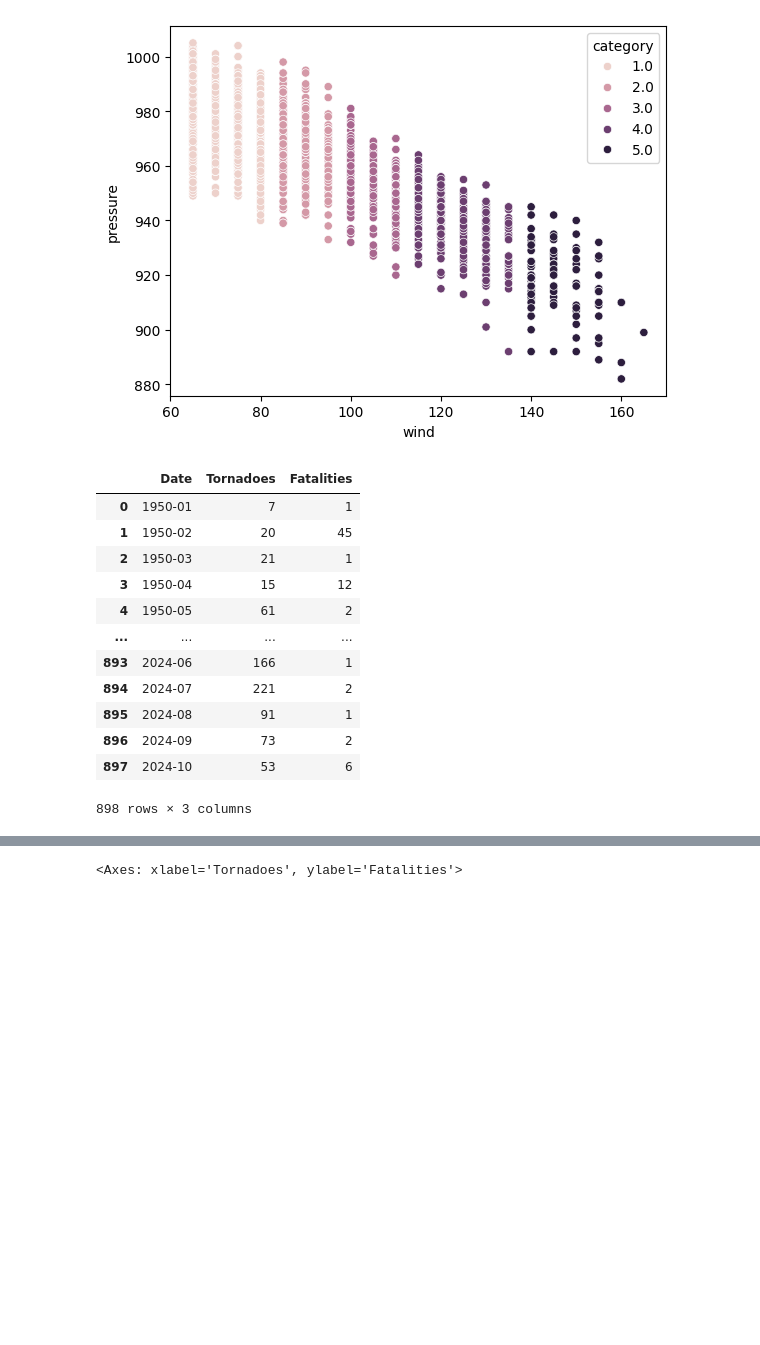
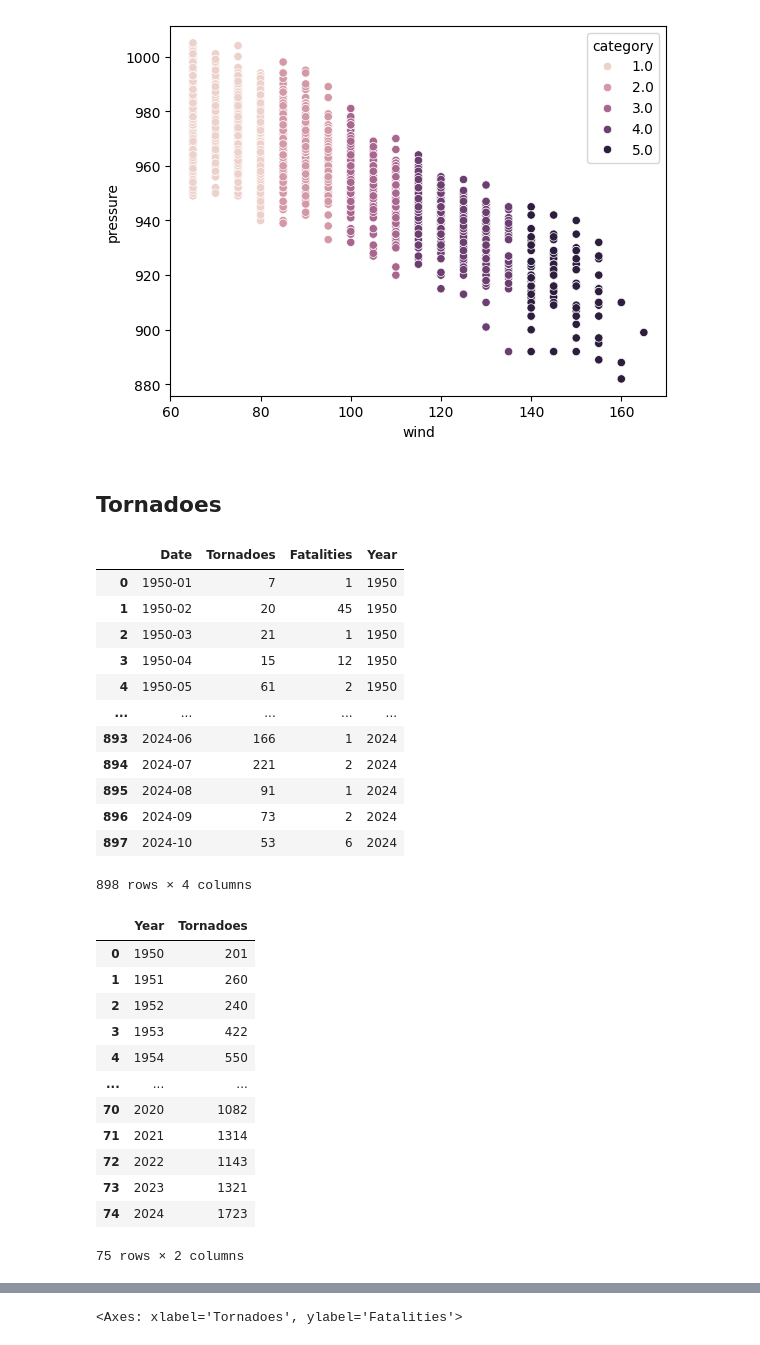
Before and after one commit to beaumartin25/cs5830_final_project, a Jupyter notebook: final_project.ipynb, the cells around one changed output, grey strips where cells are left out. Saved outputs shown, nothing was run; the diff lists cells and outputs as text; code cells hidden in the pictures; blank space fills up the shorter version.

```diff
--- a/final_project.ipynb
+++ b/final_project.ipynb
@@ -199,24 +199,45 @@ display(hurricane_scatter_category) # This doesn't take into account the NA's
 # %% [output]
 <Axes: xlabel='wind', ylabel='pressure'>
 [figure]
+# %% [markdown]
+## Tornadoes
 # %%
 tornadoes = pd.read_csv("data/tornado.csv")
 tornadoes['Date'] = pd.to_datetime(tornadoes['Date'].astype(str), format='%Y%m').dt.to_period('M')
 tornadoes['Tornadoes'] = tornadoes['Tornadoes'].str.replace('*', '')
 tornadoes['Tornadoes'] = pd.to_numeric(tornadoes['Tornadoes'])
 tornadoes['Fatalities'] = pd.to_numeric(tornadoes['Fatalities'])
+tornadoes['Year'] = tornadoes['Date'].dt.year
+
 display(tornadoes)
+
+avg_tornadoes = tornadoes.groupby(['Year']).agg({'Tornadoes': ['sum']}).reset_index()
+avg_tornadoes.columns = ['Year', "Tornadoes"]
+display(avg_tornadoes)
 # %% [output]
-|  | Date | Tornadoes | Fatalities |
-| 0 | 1950-01 | 7 | 1 |
-| 1 | 1950-02 | 20 | 45 |
-| 2 | 1950-03 | 21 | 1 |
-| 3 | 1950-04 | 15 | 12 |
-| 4 | 1950-05 | 61 | 2 |
-| ... | ... | ... | ... |
-| 893 | 2024-06 | 166 | 1 |
-| 894 | 2024-07 | 221 | 2 |
-| 895 | 2024-08 | 91 | 1 |
-| 896 | 2024-09 | 73 | 2 |
-| 897 | 2024-10 | 53 | 6 |
+|  | Date | Tornadoes | Fatalities | Year |
+| 0 | 1950-01 | 7 | 1 | 1950 |
+| 1 | 1950-02 | 20 | 45 | 1950 |
+| 2 | 1950-03 | 21 | 1 | 1950 |
+| 3 | 1950-04 | 15 | 12 | 1950 |
+| 4 | 1950-05 | 61 | 2 | 1950 |
+| ... | ... | ... | ... | ... |
+| 893 | 2024-06 | 166 | 1 | 2024 |
+| 894 | 2024-07 | 221 | 2 | 2024 |
+| 895 | 2024-08 | 91 | 1 | 2024 |
+| 896 | 2024-09 | 73 | 2 | 2024 |
+| 897 | 2024-10 | 53 | 6 | 2024 |
-898 rows × 3 columns
+898 rows × 4 columns
+|  | Year | Tornadoes |
+| 0 | 1950 | 201 |
+| 1 | 1951 | 260 |
+| 2 | 1952 | 240 |
+| 3 | 1953 | 422 |
+| 4 | 1954 | 550 |
+| ... | ... | ... |
+| 70 | 2020 | 1082 |
+| 71 | 2021 | 1314 |
+| 72 | 2022 | 1143 |
+| 73 | 2023 | 1321 |
+| 74 | 2024 | 1723 |
+75 rows × 2 columns
```
Also changed, not shown: parts of 10 cells of this notebook.
